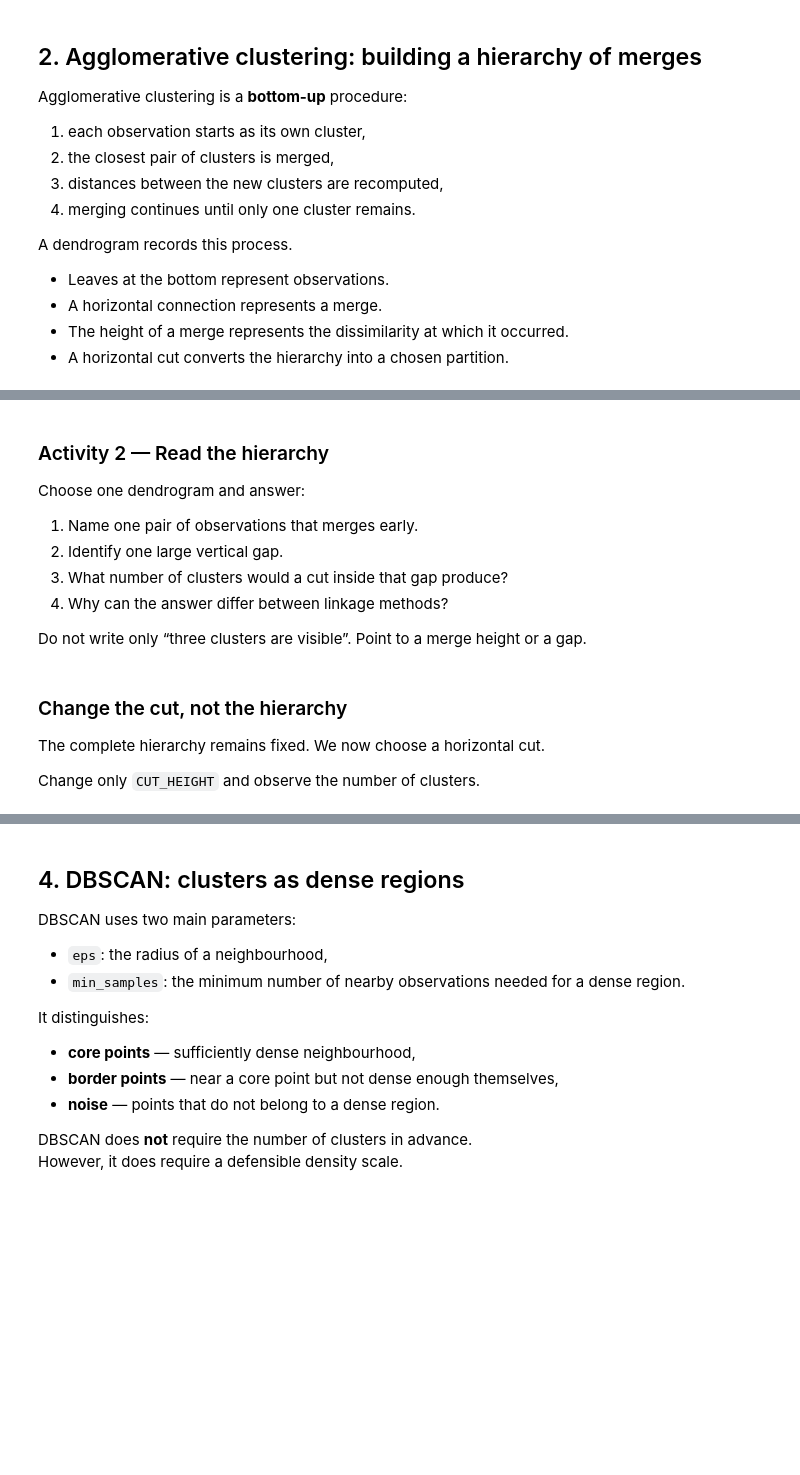
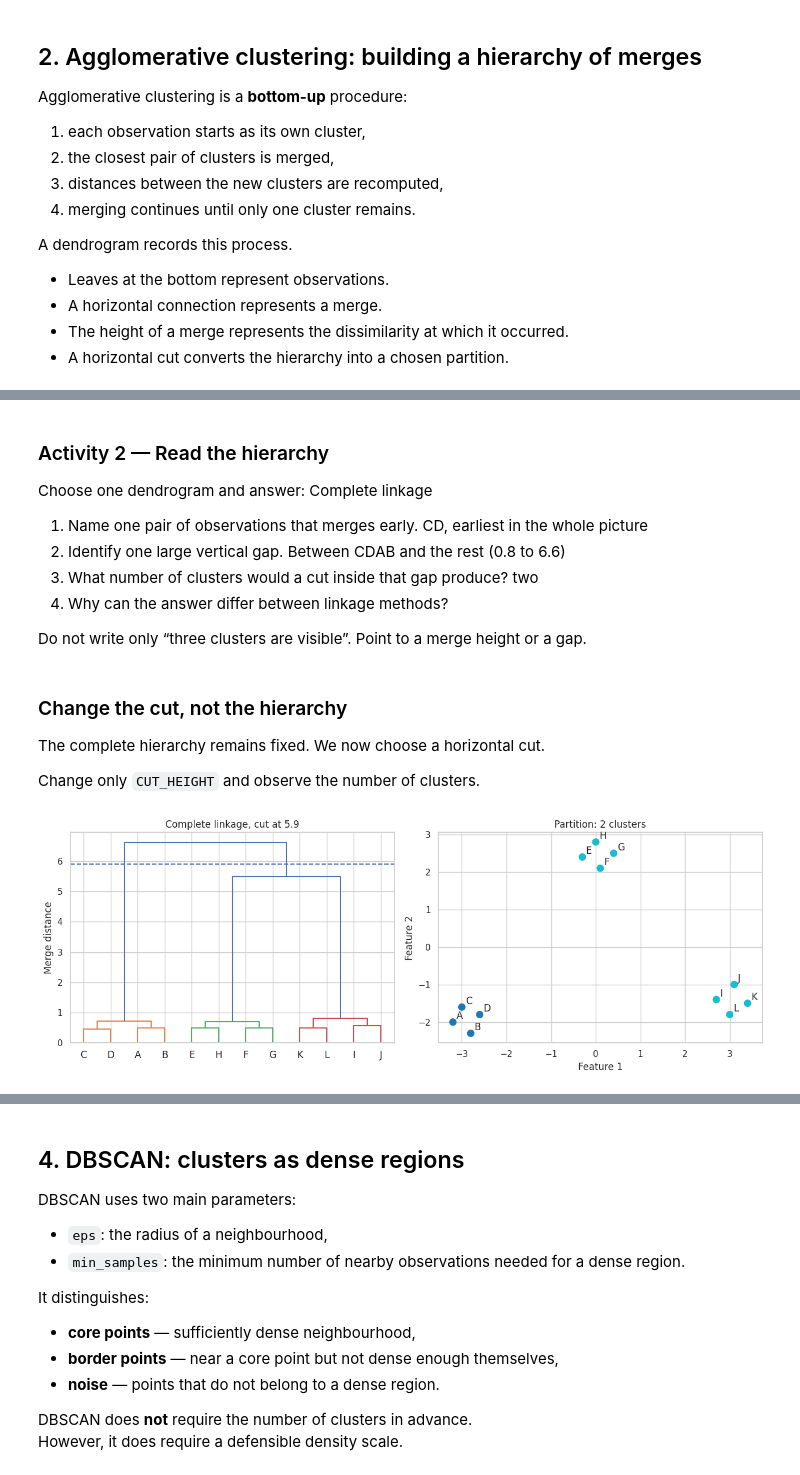
Before and after one commit to vheczkoslav/USI, a Jupyter notebook: fml_04_student_en_active_learning.ipynb, the cells around one changed output, grey strips where cells are left out. Cells and saved outputs as stored; diff of their text form; code cells hidden in the pictures; blank space fills up the shorter version.

```diff
--- a/fml_04_student_en_active_learning.ipynb
+++ b/fml_04_student_en_active_learning.ipynb
@@ -230,10 +245,13 @@ plt.show()
 ### Activity 2 — Read the hierarchy
 
 Choose one dendrogram and answer:
-
+Complete linkage
 1. Name one pair of observations that merges early.
+CD, earliest in the whole picture
 2. Identify one large vertical gap.
+Between CDAB and the rest (0.8 to 6.6)
 3. What number of clusters would a cut inside that gap produce?
+two
 4. Why can the answer differ between linkage methods?
 
 Do not write only “three clusters are visible”. Point to a merge height or a gap.
@@ -244,7 +262,7 @@ The complete hierarchy remains fixed. We now choose a horizontal cut.
 
 Change only `CUT_HEIGHT` and observe the number of clusters.
 # %%
-CUT_HEIGHT = 2.0
+CUT_HEIGHT = 5.9
 
 complete_labels = fcluster(
     small_linkages["complete"],
@@ -253,33 +271,35 @@ complete_labels = fcluster(
 )
 
 fig, axes = plt.subplots(1, 2, figsize=(13, 4.8))
 
 dendrogram(
     small_linkages["complete"],
     labels=point_names,
     ax=axes[0],
 )
 axes[0].axhline(CUT_HEIGHT, linestyle="--")
 axes[0].set_title(f"Complete linkage, cut at {CUT_HEIGHT}")
 axes[0].set_ylabel("Merge distance")
 
 axes[1].scatter(
     X_small[:, 0],
     X_small[:, 1],
     c=complete_labels,
     cmap="tab10",
     s=70,
 )
 for name, (x, y) in zip(point_names, X_small):
     axes[1].text(x + 0.08, y + 0.08, name)
 axes[1].set_title(
     f"Partition: {pd.Series(complete_labels).nunique()} clusters"
 )
 axes[1].set_xlabel("Feature 1")
 axes[1].set_ylabel("Feature 2")
 
 plt.tight_layout()
 plt.show()
+# %% [output]
+[figure, added]
 # %% [markdown]
 ### Stop and explain
 
```
Also changed, not shown: parts of 31 cells of this notebook.
